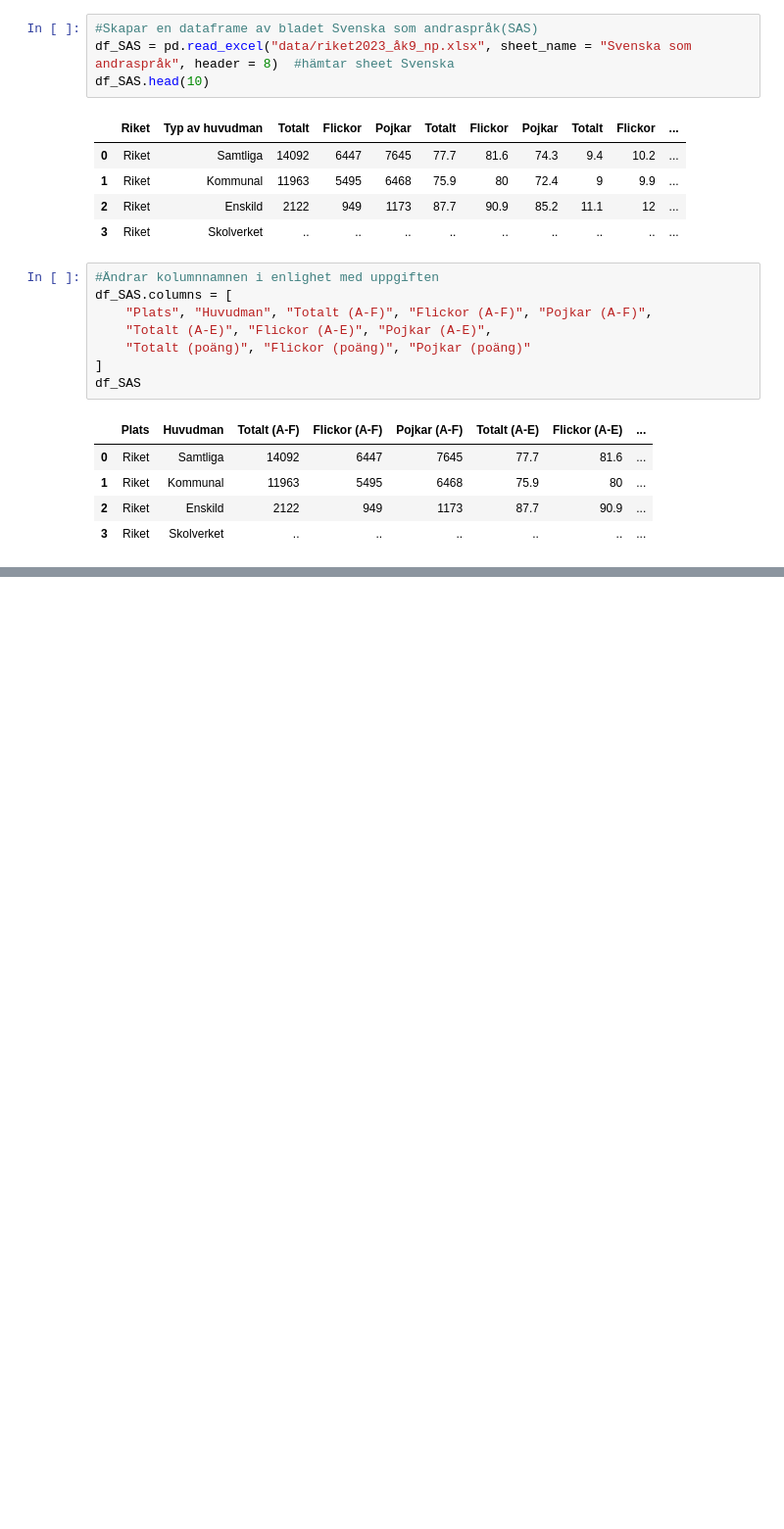
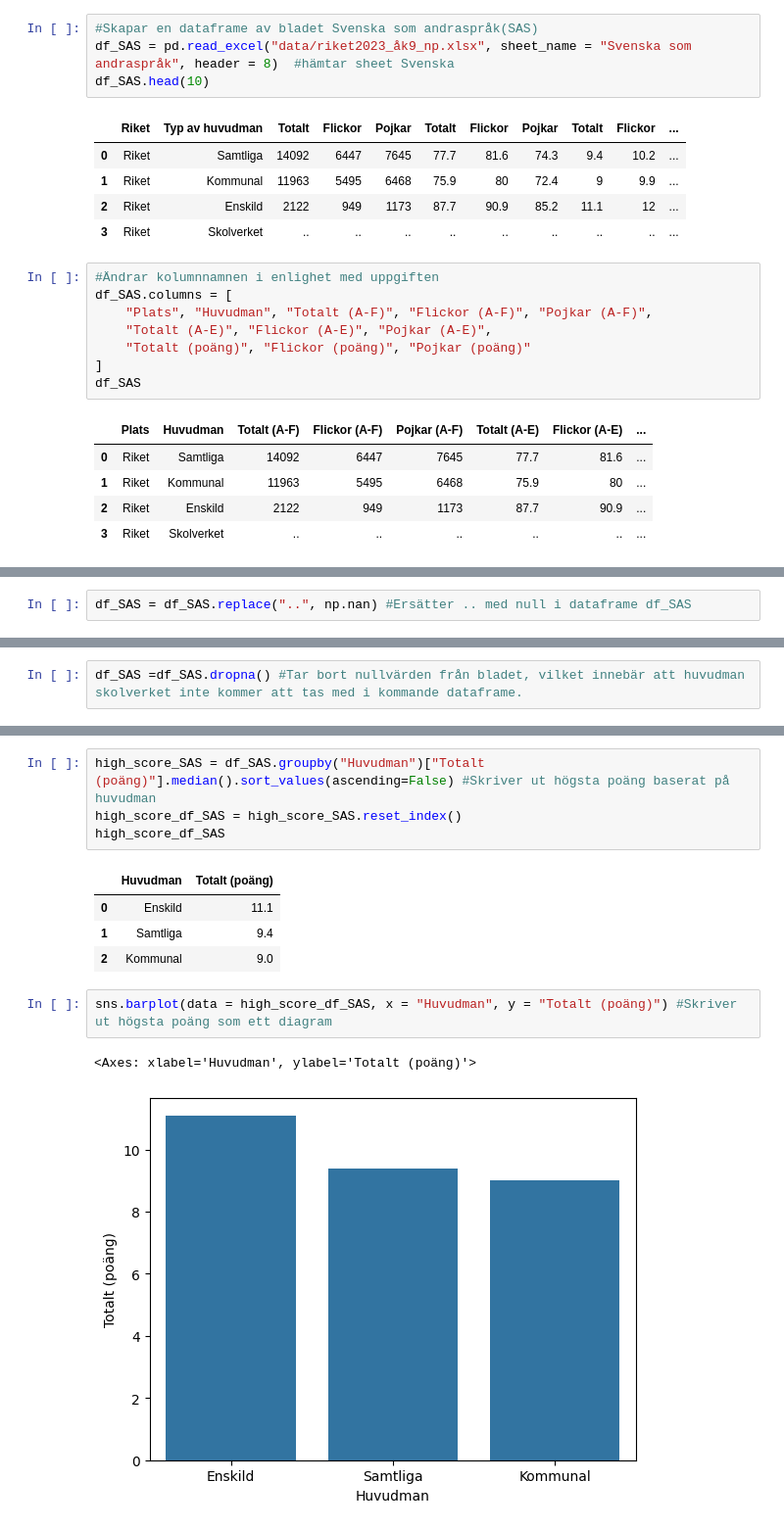
Before and after one commit to suseliwen/Labb2---skolstatistik, a Jupyter notebook: Labb_Skolstat.ipynb, the cells around one changed output, grey strips where cells are left out. Shown: that part at 98% size. Cells and saved outputs as stored; diff of their text form; blank space fills up the shorter version.

```diff
--- a/Labb_Skolstat.ipynb
+++ b/Labb_Skolstat.ipynb
@@ -201,3 +201,5 @@ Data columns (total 11 columns):
  10  Pojkar (poäng)   4 non-null      object
 dtypes: object(11)
 memory usage: 484.0+ bytes
+# %%
+df_SAS = df_SAS.replace("..", np.nan) #Ersätter .. med null i dataframe df_SAS
@@ -203,0 +214,2 @@ memory usage: 484.0+ bytes
+# %%
+df_SAS =df_SAS.dropna() #Tar bort nullvärden från bladet, vilket innebär att huvudman skolverket inte kommer att tas med i kommande dataframe.
@@ -203,0 +223,14 @@ memory usage: 484.0+ bytes
+# %%
+high_score_SAS = df_SAS.groupby("Huvudman")["Totalt (poäng)"].median().sort_values(ascending=False) #Skriver ut högsta poäng baserat på huvudman
+high_score_df_SAS = high_score_SAS.reset_index()
+high_score_df_SAS
+# %% [output]
+|  | Huvudman | Totalt (poäng) |
+| 0 | Enskild | 11.1 |
+| 1 | Samtliga | 9.4 |
+| 2 | Kommunal | 9.0 |
+# %%
+sns.barplot(data = high_score_df_SAS, x = "Huvudman", y = "Totalt (poäng)") #Skriver ut högsta poäng som ett diagram
+# %% [output]
+<Axes: xlabel='Huvudman', ylabel='Totalt (poäng)'>
+[figure, added]
```
Also changed, not shown: parts of 4 cells of this notebook.
